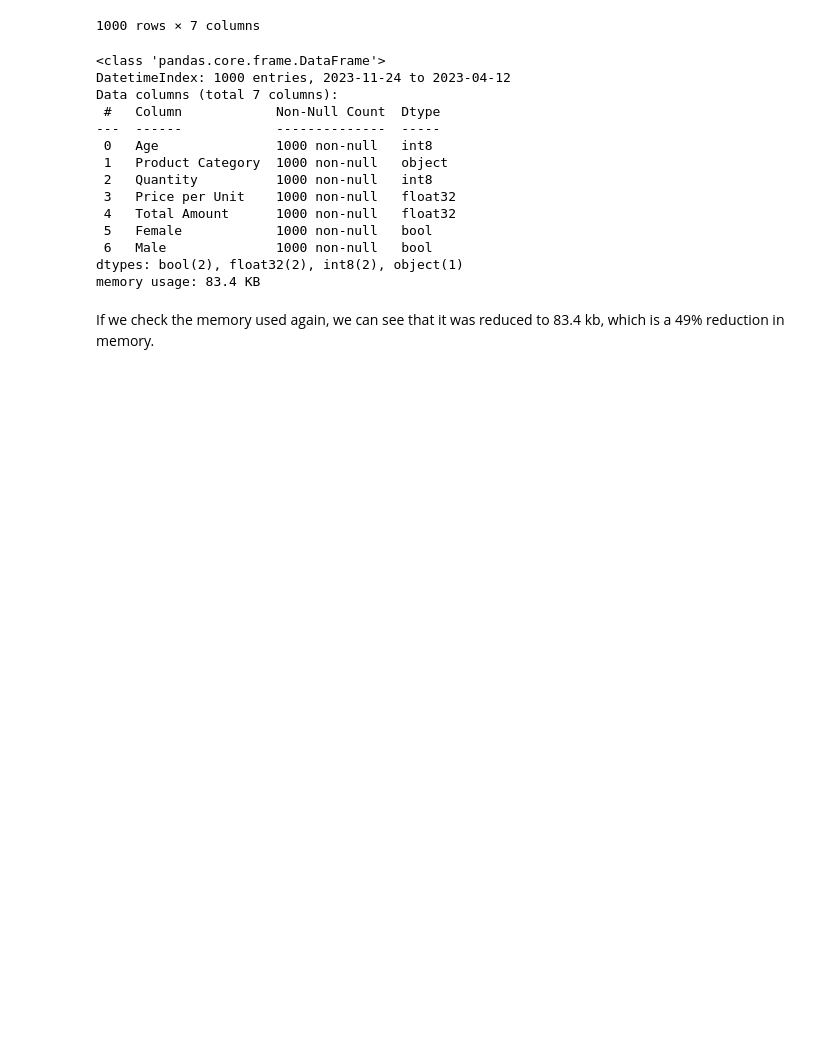
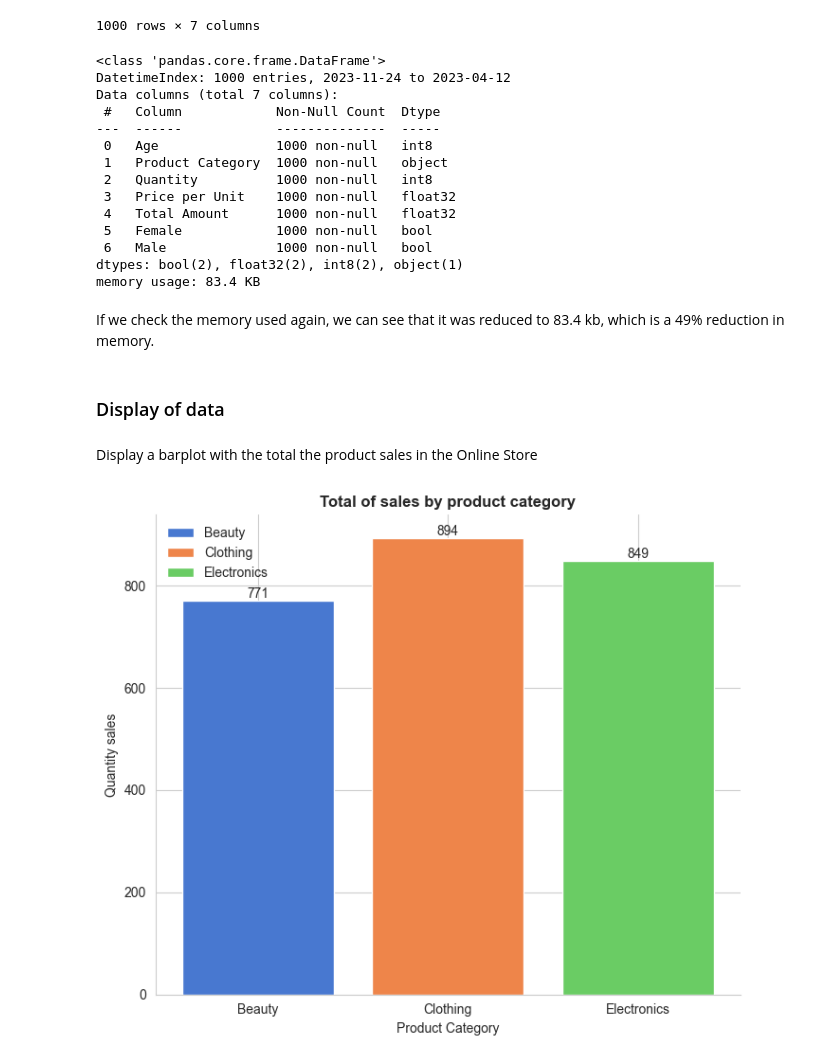
Before and after one commit to SHIro12211/Online-Store, a Jupyter notebook: notebooks/EDA.ipynb, the cells around one changed output. Drawn from its saved outputs; the diff is of its cells as text; code cells hidden in the pictures; blank space fills up the shorter version.

Commit message:
Total sales by products type
I finished with the bar chart visualization for total sales by product type.

```diff
--- a/notebooks/EDA.ipynb
+++ b/notebooks/EDA.ipynb
@@ -176,3 +163,36 @@ dtypes: bool(2), float32(2), int8(2), object(1)
 memory usage: 83.4 KB
 # %% [markdown]
 If we check the memory used again, we can see that it was reduced to 83.4 kb, which is a 49% reduction in memory.
+# %% [markdown]
+### Display of data
+# %% [markdown]
+Display a barplot with the total the product sales in the Online Store
+# %%
+#group sales by category type
+df_sales=df[["Product Category", 'Quantity']].groupby("Product Category").sum().reset_index()
+
+fig, ax =plt.subplots(figsize=(7, 6))
+#adding style
+sns.set_style("whitegrid")
+ax.spines['top'].set_visible(False)
+ax.spines['right'].set_visible(False)
+#creating a color list with the same length the dataframe
+colors = sns.color_palette("muted", n_colors=len(df_sales))
+#bar plot
+bar=ax.bar(df_sales['Product Category'],df_sales['Quantity'],color=colors, label=df_sales['Product Category'])
+#setting labels and some data for better read
+ax.set_title('Total of sales by product category', fontsize=12,fontweight='bold')
+ax.set_xlabel("Product Category")
+ax.set_ylabel('Quantity sales')
+ax.bar_label(bar)
+ax.legend(loc='upper left',fontsize=10, title_fontsize=11, frameon=False)
+
+
+
+max_index = df_sales[df_sales['Quantity']==max(df_sales['Quantity'])]
+
+
+plt.tight_layout()
+plt.show()
+# %% [output]
+[figure, added]
```
Also changed, not shown: parts of 4 cells of this notebook, 2 other files.
